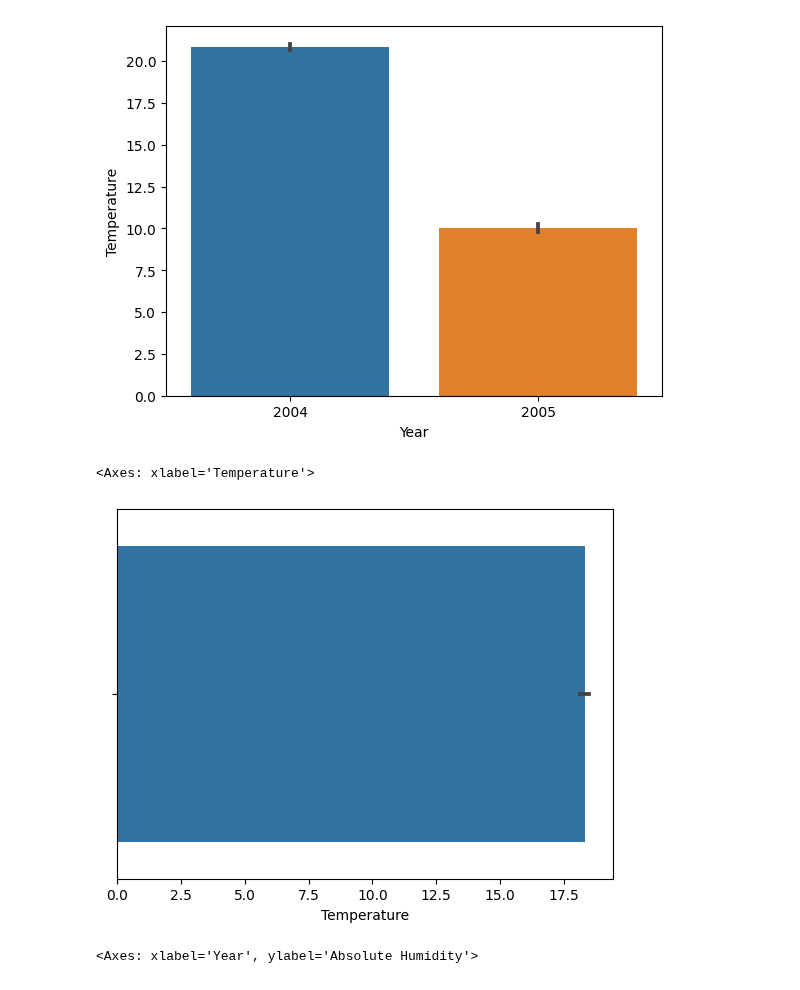
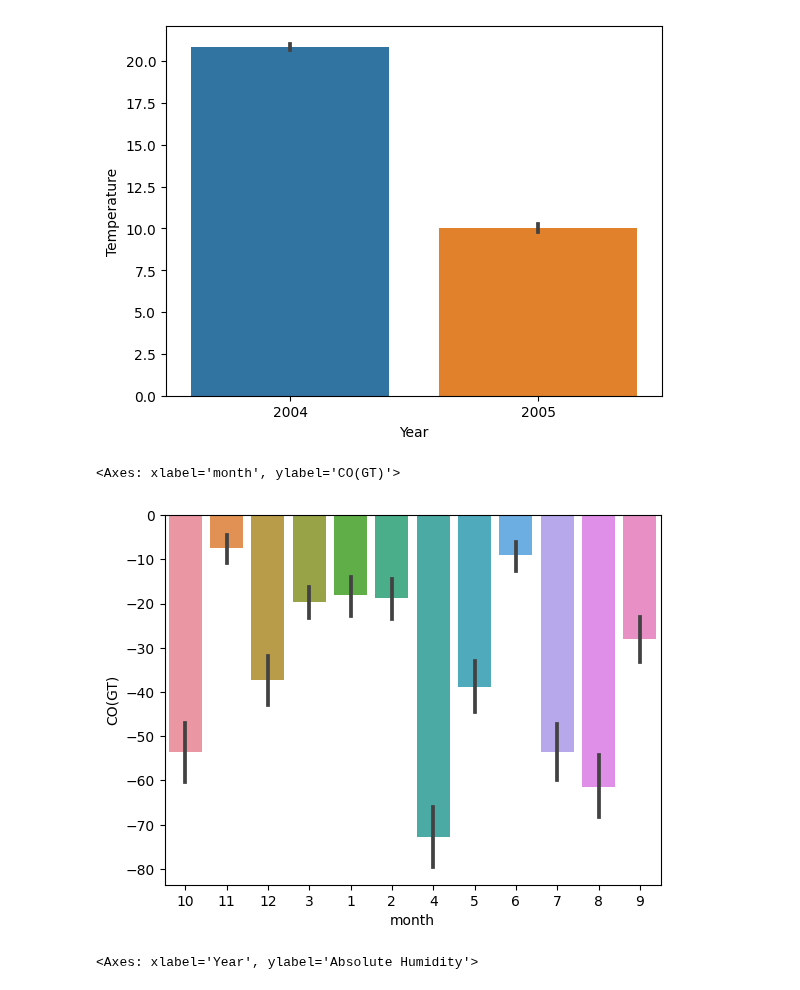
Before and after one commit to RanjeetKumbhar01/TE_IT_DSBDA_ASSIGNMENTS_SPPU, a Jupyter notebook: Group_B/B_4/b_4_air.ipynb, the cells around one changed output. Cells and saved outputs as stored; diff of their text form; code cells hidden in the pictures.

```diff
--- a/Group_B/B_4/b_4_air.ipynb
+++ b/Group_B/B_4/b_4_air.ipynb
@@ -231,6 +225,8 @@ for col in col_name:
     df[col] = remove_outliers(df[col])
 # %%
 df['Year'] = pd.to_datetime(df['Date']).dt.year
+df['Month'] = pd.to_datetime(df['Date']).dt.month
+
 df
 # %% [output]
 |  | Date | Time | CO(GT) | PT08.S1(CO) | NMHC(GT) | C6H6(GT) | PT08.S2(NMHC) | NOx(GT) | PT08.S3(NOx) | ... |
@@ -249,5 +245,6 @@ df
 # %%
 df['yearr']= df.Year.astype(str)
+df['month']= df.Month.astype(str)
 # %%
 # Plot correlation heatmap
 plt.figure(figsize=(8, 6))
@@ -294,10 +316,10 @@ sns.barplot(df,x=df.Year,y=df.Temperature)
 <Axes: xlabel='Year', ylabel='Temperature'>
 [figure]
 # %%
-sns.barplot(df,x=df.Temperature, hue='yearr')
+sns.barplot(df,x=df.month,y=df['CO(GT)'])
 # %% [output]
-<Axes: xlabel='Temperature'>
+<Axes: xlabel='month', ylabel='CO(GT)'>
-[figure, old version]
+[figure, new version]
 # %%
 sns.barplot(df,x=df.Year,y='Absolute Humidity')
 # %% [output]
```
Also changed, not shown: parts of 13 cells of this notebook, 1 other file.
